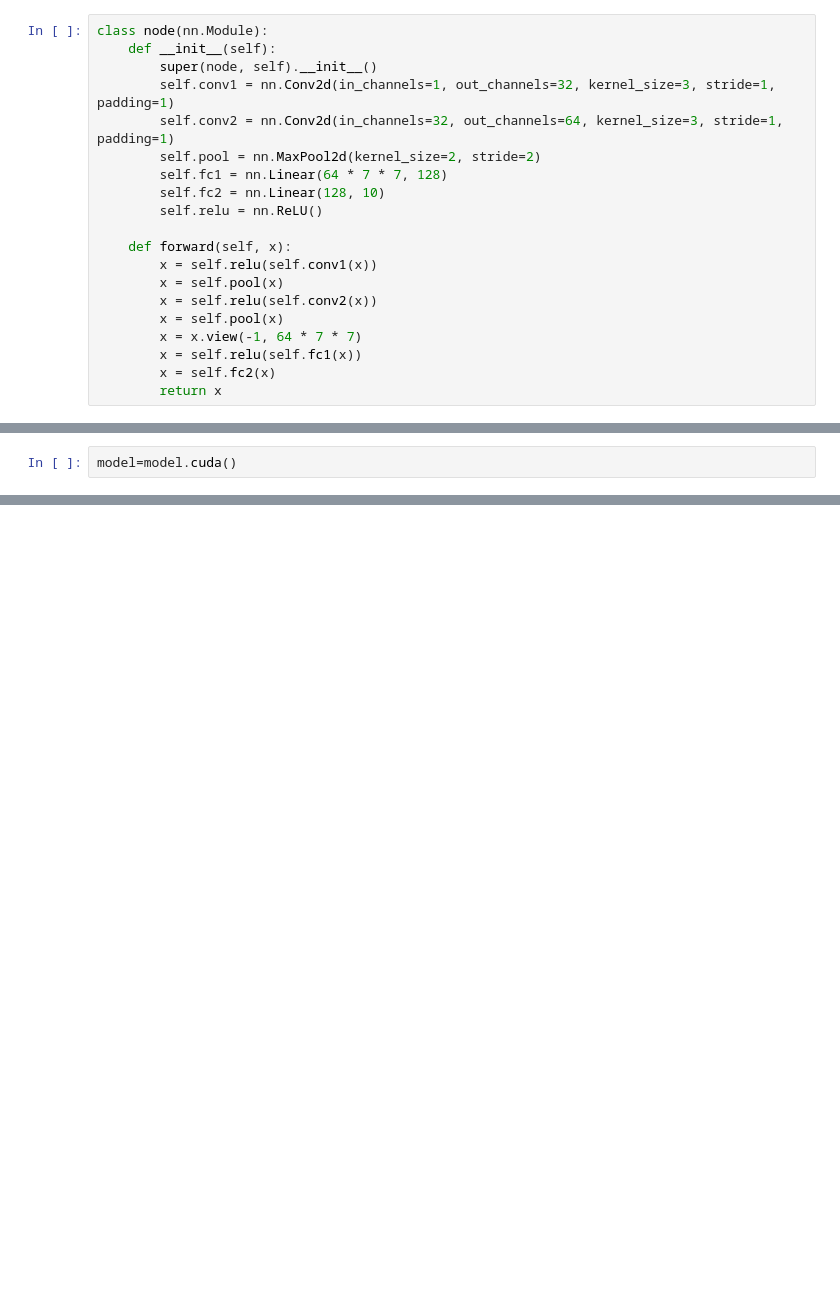
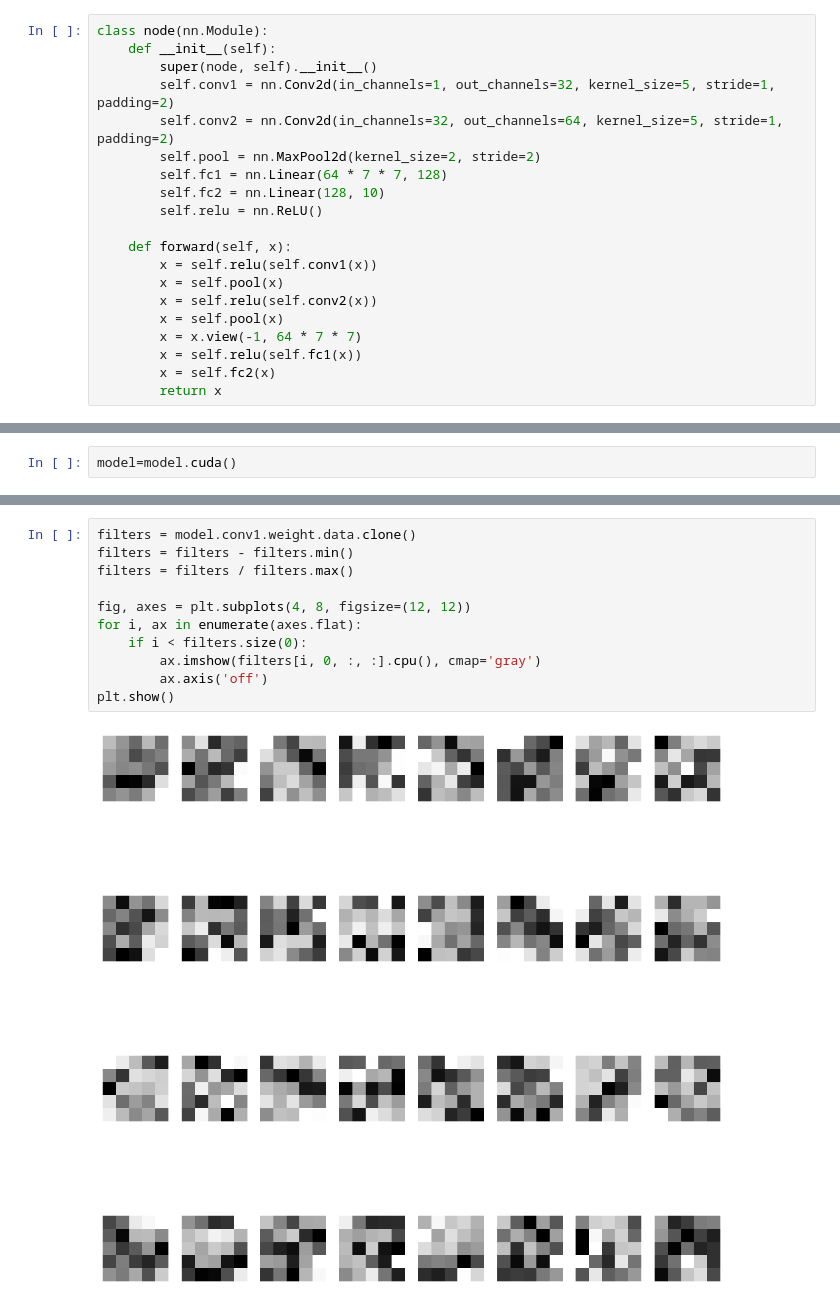
Before and after one commit to Maddoss5/MNIST-neural-net, a Jupyter notebook: WITH CNN.ipynb, the cells around one changed output, grey strips where cells are left out. Saved outputs shown, nothing was run; the diff lists cells and outputs as text; blank space fills up the shorter version.

Commit message:
Add files via upload
updated with filters

```diff
--- a/WITH CNN.ipynb
+++ b/WITH CNN.ipynb
@@ -17,8 +17,8 @@ test_load=torch.utils.data.DataLoader(dataset=test_data,batch_size=1000,shuffle=
 class node(nn.Module):
     def __init__(self):
         super(node, self).__init__()
-        self.conv1 = nn.Conv2d(in_channels=1, out_channels=32, kernel_size=3, stride=1, padding=1)
-        self.conv2 = nn.Conv2d(in_channels=32, out_channels=64, kernel_size=3, stride=1, padding=1)
+        self.conv1 = nn.Conv2d(in_channels=1, out_channels=32, kernel_size=5, stride=1, padding=2)
+        self.conv2 = nn.Conv2d(in_channels=32, out_channels=64, kernel_size=5, stride=1, padding=2)
         self.pool = nn.MaxPool2d(kernel_size=2, stride=2)
         self.fc1 = nn.Linear(64 * 7 * 7, 128)
         self.fc2 = nn.Linear(128, 10)
@@ -94,0 +99,13 @@ Accuracy on test set: 98.48%
+# %%
+filters = model.conv1.weight.data.clone()
+filters = filters - filters.min()
+filters = filters / filters.max()
+
+fig, axes = plt.subplots(4, 8, figsize=(12, 12))
+for i, ax in enumerate(axes.flat):
+    if i < filters.size(0):
+        ax.imshow(filters[i, 0, :, :].cpu(), cmap='gray')
+        ax.axis('off')
+plt.show()
+# %% [output]
+[figure, added]
```
Also changed, not shown: parts of 6 cells of this notebook, 1 other file.
